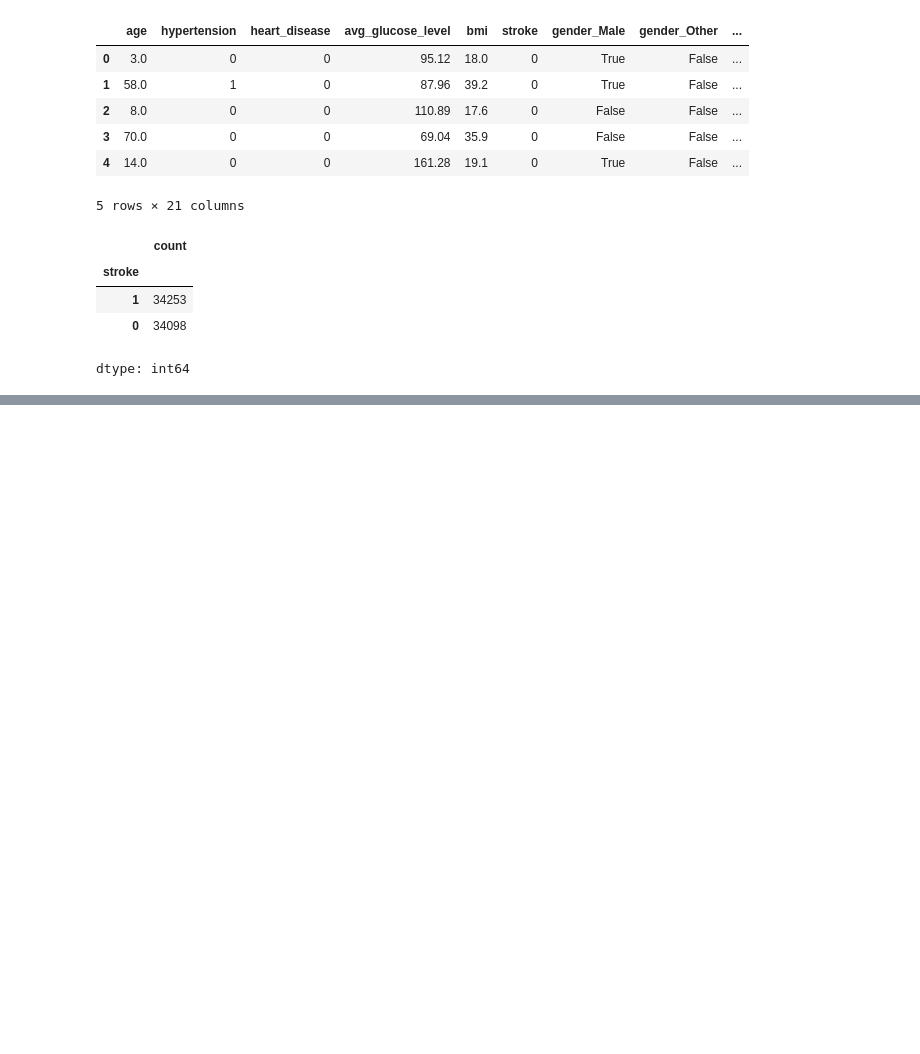
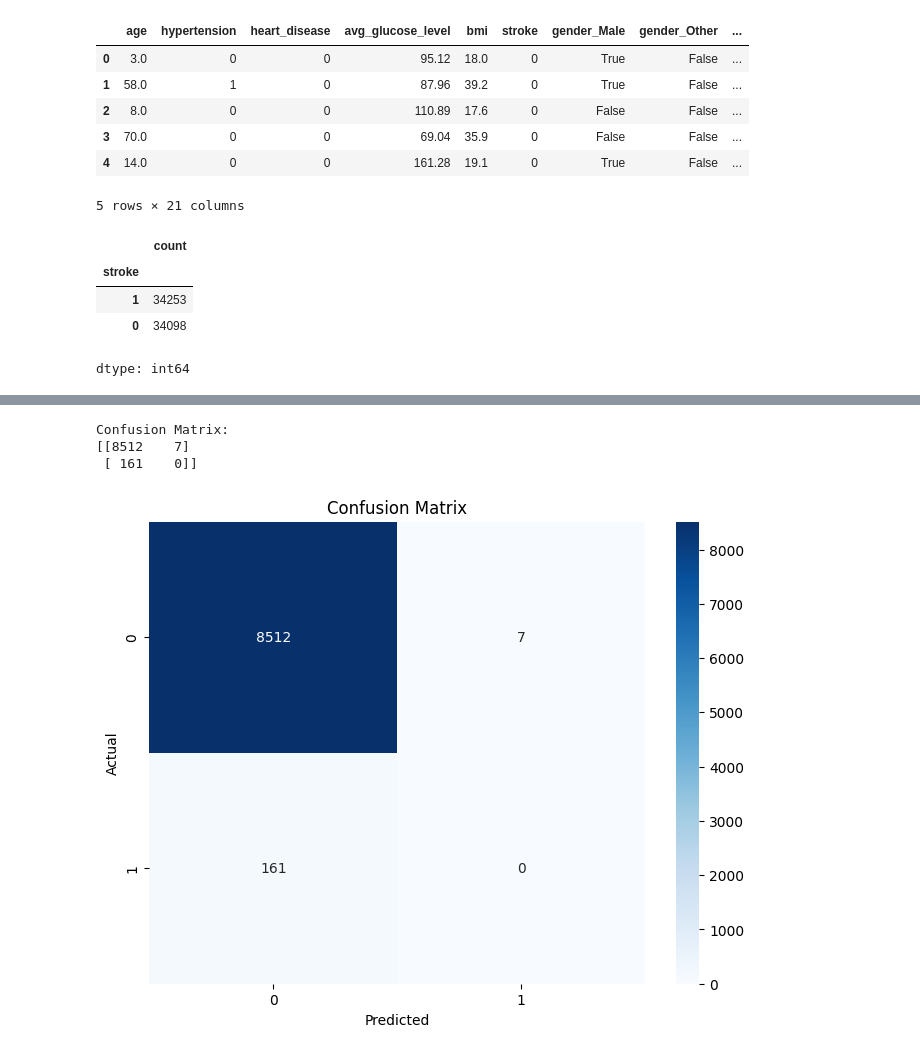
Before and after one commit to Shahedur23036883/Cerebral-Stroke-Prediction, a Jupyter notebook: Another_copy_of_cerebral_stroke_prediction.ipynb, the cells around one changed output, grey strips where cells are left out. Cells and saved outputs as stored; diff of their text form; code cells hidden in the pictures; blank space fills up the shorter version.

```diff
--- a/Another_copy_of_cerebral_stroke_prediction.ipynb
+++ b/Another_copy_of_cerebral_stroke_prediction.ipynb
@@ -872,6 +875,3 @@ bayes_search = BayesSearchCV(
     n_jobs=-1,
     random_state=42
 )
-# %%
-# Fit the model
-bayes_search.fit(X_train_res, y_train_res)
@@ -881,0 +878,16 @@ print("Best Parameters:", best_params)
+# %%
+import optuna
+from sklearn.model_selection import cross_val_score
+
+def objective(trial):
+    params = {
+        'n_estimators': trial.suggest_int('n_estimators', 50, 200),
+        'max_depth': trial.suggest_int('max_depth', 3, 10),
+        'learning_rate': trial.suggest_float('learning_rate', 0.01, 0.2, log=True),
+    }
+    # Replace 'your_model' with the actual model you want to use (e.g., catboost_model)
+    model = catboost_model.set_params(**params)  # Changed 'your_model' to 'catboost_model'
+    return cross_val_score(model, X_train_res, y_train_res, cv=3, scoring='accuracy').mean()
+
+study = optuna.create_study(direction='maximize')
+study.optimize(objective, n_trials=30)
@@ -882,5 +925,13 @@ print("Best Parameters:", best_params)
 # %%
 # Step 6: Train the CatBoost Model with Best Parameters
+# Assuming you used Optuna for hyperparameter tuning:
+best_params = study.best_params
+
+# If you used BayesSearchCV, you would use:
+# best_params = bayes_search.best_params_
 
 # Initialize the CatBoost model with the best parameters
 best_catboost_model = CatBoostClassifier(**best_params, silent=True, random_state=42)
+
+# Train the model
+best_catboost_model.fit(X_train_res, y_train_res)
@@ -906,3 +967,18 @@ print(confusion_matrix(y_test, y_pred))
+# %%
+# Confusion Matrix
+print("Confusion Matrix:")
+print(confusion_matrix(y_test, y_pred))
+plt.figure(figsize=(8, 6))
+sns.heatmap(confusion_matrix(y_test, y_pred), annot=True, fmt='d', cmap='Blues')
+plt.title('Confusion Matrix')
+plt.xlabel('Predicted')
+plt.ylabel('Actual')
+plt.show()
+# %% [output]
+Confusion Matrix:
+[[8512    7]
+ [ 161    0]]
+[figure, added]
 # %%
 # ROC-AUC Score
 roc_auc = roc_auc_score(y_test, y_pred_proba)
```
Also changed, not shown: parts of 11 cells of this notebook.
